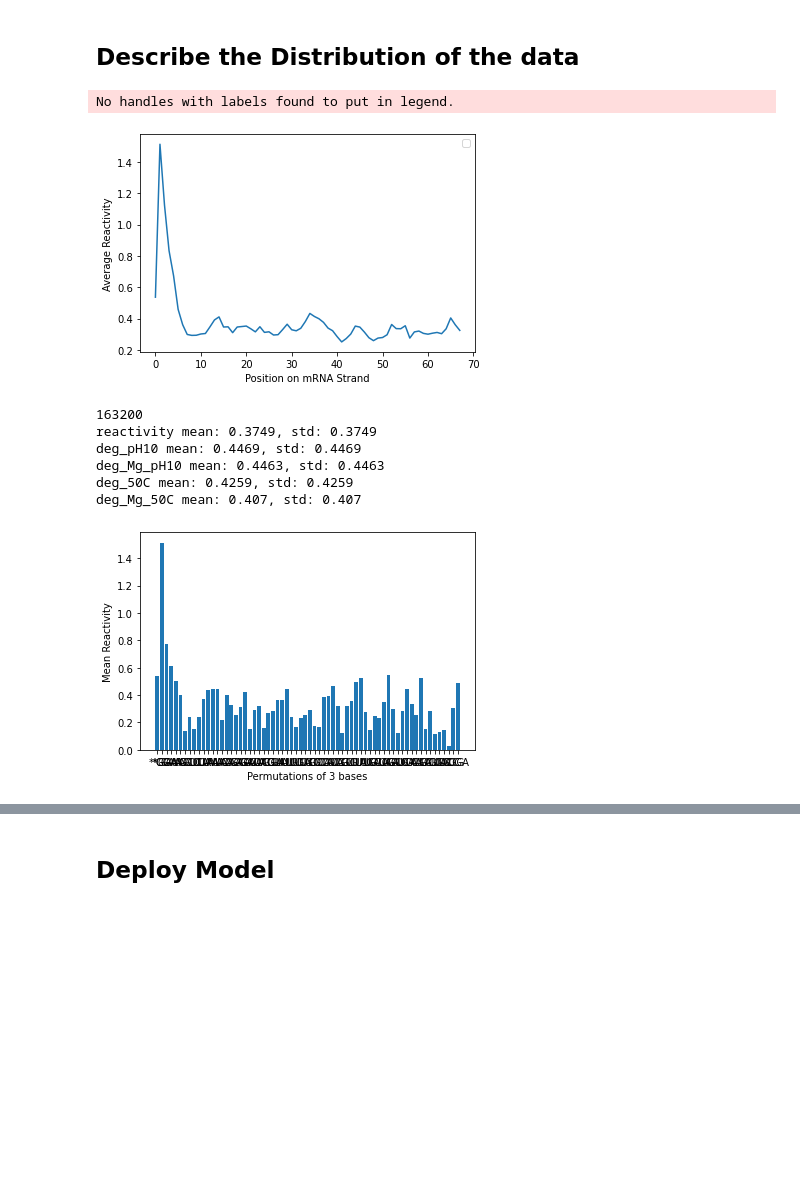
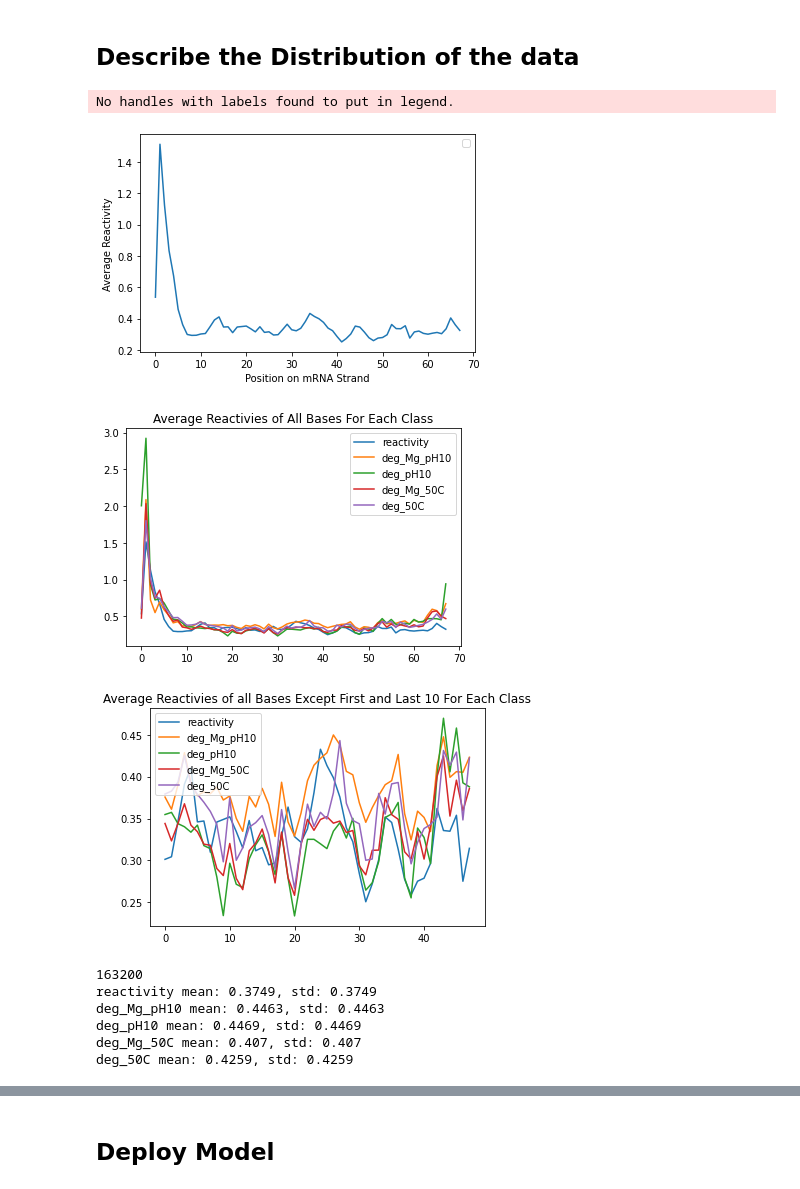
Before and after one commit to alexbeeston/kaggleChallenge, a Jupyter notebook: main.ipynb, the cells around one changed output, grey strips where cells are left out. Drawn from its saved outputs; the diff is of its cells as text; code cells hidden in the pictures; blank space fills up the shorter version.

```diff
--- a/main.ipynb
+++ b/main.ipynb
@@ -13,9 +13,8 @@ from sklearn.model_selection import KFold
 data = [
     json.loads(text)
     for text in open('data/train.json')
-
 ]
-reactClasses = ['reactivity', 'deg_pH10', 'deg_Mg_pH10', 'deg_50C', 'deg_Mg_50C']
+reactClasses = ['reactivity', 'deg_Mg_pH10', 'deg_pH10', 'deg_Mg_50C', 'deg_50C']
 placeHolder = '*'
 acceptableBases = ['A', 'G', 'U', 'C', placeHolder]
 # %% [markdown]
@@ -202,10 +200,10 @@ def visualizeAverageNBases(reactivityClass, n):
     labels = [frame for frame in reactivitiesByFrame.keys()]
     averages = [ np.mean(reactivitiesByFrame[frame]) for frame in labels ]
     plt.bar(labels, averages)
-#     plt.bar(['' for i in range(len(labels))], averages)
+    plt.bar(['' for i in range(len(labels))], averages)
     plt.xlabel('Permutations of 3 bases')
     plt.ylabel('Mean Reactivity')
-#     plt.title(f'Average reactivity for "{reactivityClass}" grouped by all unique reading frames of length {n}')
+    plt.title(f'Average reactivity for "{reactivityClass}" grouped by all unique reading frames of length {n}')
     plt.show()
 
 averages = {
@@ -214,53 +212,52 @@ averages = {
 }
 
 plt.plot(averages['reactivity'])
-# plt.set_ylabel('reactivity')
 plt.xlabel('Position on mRNA Strand')
 plt.ylabel('Average Reactivity')
-# plt.xlabel('Position on Strand')
 plt.legend()
 plt.show()
 
 
-# for className in reactClasses:
-#     plt.plot(averages[className], label=className)
-# plt.legend()
-# plt.title('Average Reactivies of All Bases For Each Class')
-# plt.show()
+for className in reactClasses:
+    plt.plot(averages[className], label=className)
+plt.legend()
+plt.title('Average Reactivies of All Bases For Each Class')
+plt.show()
 
-# for className in reactClasses:
-#     plt.plot(averages[className][10:-10], label=className)
-# plt.legend()
-# plt.title('Average Reactivies of all Bases Except First and Last 10 For Each Class')
-# plt.show()
+for className in reactClasses:
+    plt.plot(averages[className][10:-10], label=className)
+plt.legend()
+plt.title('Average Reactivies of all Bases Except First and Last 10 For Each Class')
+plt.show()
 
 allReacts = {}
 for className in reactClasses:
     reactivities = []
     for record in data:
         reactivities += record[className]
     allReacts[className] = reactivities
 
 print(len(allReacts['reactivity']))
 
 stats = {
     className: { 'mean': np.mean(allReacts[className]), 'std': np.mean(allReacts[className])}
     for className in reactClasses
 }
 for className in reactClasses:
     print(f'{className} mean: {round(stats[className]["mean"], 4)}, std: {round(stats[className]["std"], 4)}')
 
-# readingFrameLength = 4
-# for className in reactClasses:
-#     visualizeAverageNBases(className, readingFrameLength)
-visualizeAverageNBases('reactivity', frameLength)
+readingFrameLength = 4
+for className in reactClasses:
+    visualizeAverageNBases(className, readingFrameLength)
+visualizeAverageNBases('reactivity', readingFrameLength)
 # %% [output]
 No handles with labels found to put in legend.
 [figure]
+[figure, new version]
+[figure, added]
 163200
 reactivity mean: 0.3749, std: 0.3749
+deg_Mg_pH10 mean: 0.4463, std: 0.4463
 deg_pH10 mean: 0.4469, std: 0.4469
-deg_Mg_pH10 mean: 0.4463, std: 0.4463
+deg_Mg_50C mean: 0.407, std: 0.407
 deg_50C mean: 0.4259, std: 0.4259
-deg_Mg_50C mean: 0.407, std: 0.407
-[figure, old version]
```
Also changed, not shown: parts of 9 cells of this notebook, 3 other files.
